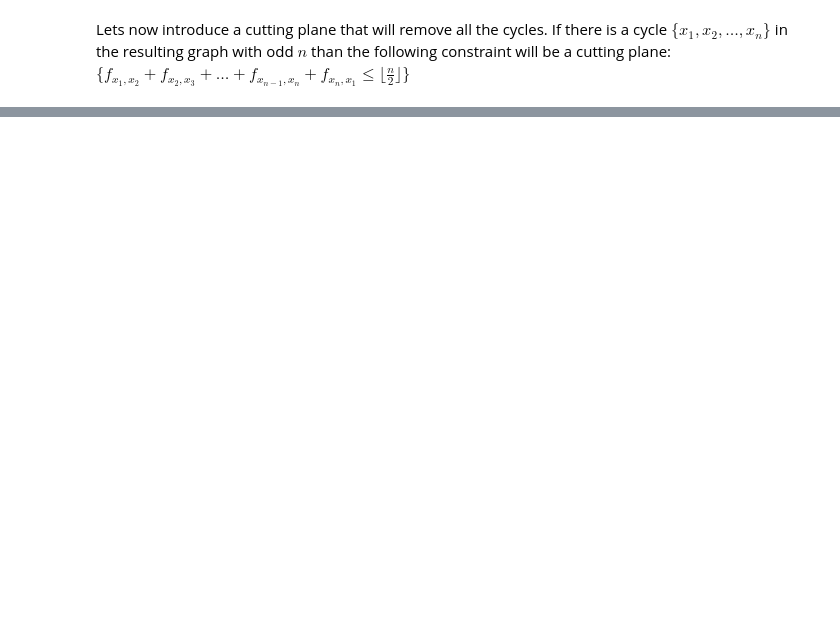
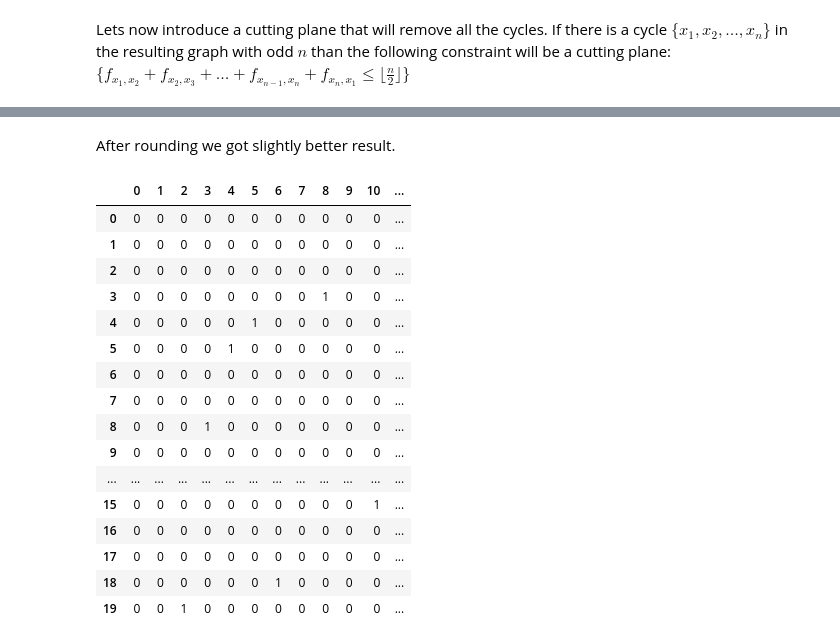
Before and after one commit to ivanovak/SK_OM2015, a Jupyter notebook: Assignment3/hw3.ipynb, the cells around one changed output, grey strips where cells are left out. Saved outputs shown, nothing was run; the diff lists cells and outputs as text; code cells hidden in the pictures; blank space fills up the shorter version.

Commit message:
Add problem 3 solution

```diff
--- a/Assignment3/hw3.ipynb
+++ b/Assignment3/hw3.ipynb
@@ -316,6 +324,6 @@ Time for N = 60, uniform:  5.42579102516 s
 # %%
-res = [ILPuniform(N, False), ILPuniform(N * 2, False), ILPuniform(N * 3, False)]
+res = [ILPuniform(ex20b), ILPuniform(ex40, False)]
 print 'Time for N = 20, uniform: ', res[0][1], 's'
 print 'Time for N = 40, uniform: ', res[1][1], 's'
-print 'Time for N = 60, uniform: ', res[2][1], 's'
+#print 'Time for N = 60, uniform: ', res[2][1], 's'
 # %% [output]
@@ -332,16 +338,14 @@ ILPuniform(N)[0]
 # %% [markdown]
 Now lets make a simple LP solution and then add a separating cut generator.
 # %%
-np.random.seed(1)
-
-pref = np.random.rand(N, N) # relation matrix
-
 eps = 1e-8
 
 # returns number of fractional values and their positions in the
 # matrix
 def count_frac(f):
     global eps
+    N = f.shape[0]
+    assert(N == f.shape[1])
     res = 0
     vals = []
 
@@ -354,18 +358,10 @@ def count_frac(f):
     return res, vals
 
 # solves the dormitory problem with the LP solver
-def LPsolve(N, f, additional_constraints = []):
-    global pref
-    uf = True
-
-    if not uf:
-        for i in xrange(N):
-            for j in xrange(N):
-                pref[i, j] = np.round(pref[i, j])
-
-    for i in xrange(N):
-        for j in xrange(N):
-            pref[i, j] = pref[j, i]
+def LPsolve(pref, f, additional_constraints = []):
+    N = pref.shape[0]
+    assert(pref.shape[1] == N)
+    pref = np.array(pref)
 
     start_time = timer()
 
@@ -381,8 +377,8 @@ def LPsolve(N, f, additional_constraints = []):
 
     return res, time_delta, f.value
 
-f = Variable(N, N)
-res, tm, fres = LPsolve(N, f)
+f = Variable(20, 20)
+res, tm, fres = LPsolve(ex20b, f) # ex20 has integer solution
 
 print count_frac(fres)[0] / 2
 print zip(count_frac(fres)[1], map(lambda (i,j): np.round(fres[i,j], decimals = 3), count_frac(fres)[1]))
@@ -420,6 +416,7 @@ def cycles_constraints(fres, f):
         t = verts[start][1]
         start = verts[start][0]
         cond = f[start, t]
+        ln = 1
 
         while t != start:
             for i in xrange(n):
@@ -428,16 +425,22 @@ def cycles_constraints(fres, f):
                         cond += f[t, verts[i][1]]
                         taken[i] = 1
                         t = verts[i][1]
+                        ln += 1
                     elif verts[i][1] == t:
                         cond += f[t, verts[i][0]]
                         taken[i] = 1
                         t = verts[i][0]
+                        ln += 1
 
-        cs = cs + [ (cond <= 2) ]
+        cs = cs + [ (cond <= ln / 2) ]
 
     return cs
 
 for i in xrange(10):
-    res, tm, fres = LPsolve(N, f, cycles_constraints(fres, f))
+    cs = cycles_constraints(fres, f)
+    print 'Cycles found: ', len(cs)
+    res, tm, fres = LPsolve(ex20, f, cs)
+    print 'Non integers left: ', count_frac(fres)[0]
+
     if count_frac(fres)[0] == 0:
         break
@@ -474,0 +466,24 @@ array([[ 0.,  0.,  0.,  0.,  0.,  0.,  0.,  0.,  1.,  0.,  0.,  0.,  0.,
+# %% [markdown]
+After rounding we got slightly better result.
+# %%
+import pandas as pd
+
+pd.DataFrame(round_matrix)
+# %% [output]
+|  | 0 | 1 | 2 | 3 | 4 | 5 | 6 | 7 | 8 | 9 | 10 | ... |
+| 0 | 0 | 0 | 0 | 0 | 0 | 0 | 0 | 0 | 0 | 0 | 0 | ... |
+| 1 | 0 | 0 | 0 | 0 | 0 | 0 | 0 | 0 | 0 | 0 | 0 | ... |
+| 2 | 0 | 0 | 0 | 0 | 0 | 0 | 0 | 0 | 0 | 0 | 0 | ... |
+| 3 | 0 | 0 | 0 | 0 | 0 | 0 | 0 | 0 | 1 | 0 | 0 | ... |
+| 4 | 0 | 0 | 0 | 0 | 0 | 1 | 0 | 0 | 0 | 0 | 0 | ... |
+| 5 | 0 | 0 | 0 | 0 | 1 | 0 | 0 | 0 | 0 | 0 | 0 | ... |
+| 6 | 0 | 0 | 0 | 0 | 0 | 0 | 0 | 0 | 0 | 0 | 0 | ... |
+| 7 | 0 | 0 | 0 | 0 | 0 | 0 | 0 | 0 | 0 | 0 | 0 | ... |
+| 8 | 0 | 0 | 0 | 1 | 0 | 0 | 0 | 0 | 0 | 0 | 0 | ... |
+| 9 | 0 | 0 | 0 | 0 | 0 | 0 | 0 | 0 | 0 | 0 | 0 | ... |
+| ... | ... | ... | ... | ... | ... | ... | ... | ... | ... | ... | ... | ... |
+| 15 | 0 | 0 | 0 | 0 | 0 | 0 | 0 | 0 | 0 | 0 | 1 | ... |
+| 16 | 0 | 0 | 0 | 0 | 0 | 0 | 0 | 0 | 0 | 0 | 0 | ... |
+| 17 | 0 | 0 | 0 | 0 | 0 | 0 | 0 | 0 | 0 | 0 | 0 | ... |
+| 18 | 0 | 0 | 0 | 0 | 0 | 0 | 1 | 0 | 0 | 0 | 0 | ... |
+| 19 | 0 | 0 | 1 | 0 | 0 | 0 | 0 | 0 | 0 | 0 | 0 | ... |
```
Also changed, not shown: parts of 7 cells of this notebook.
